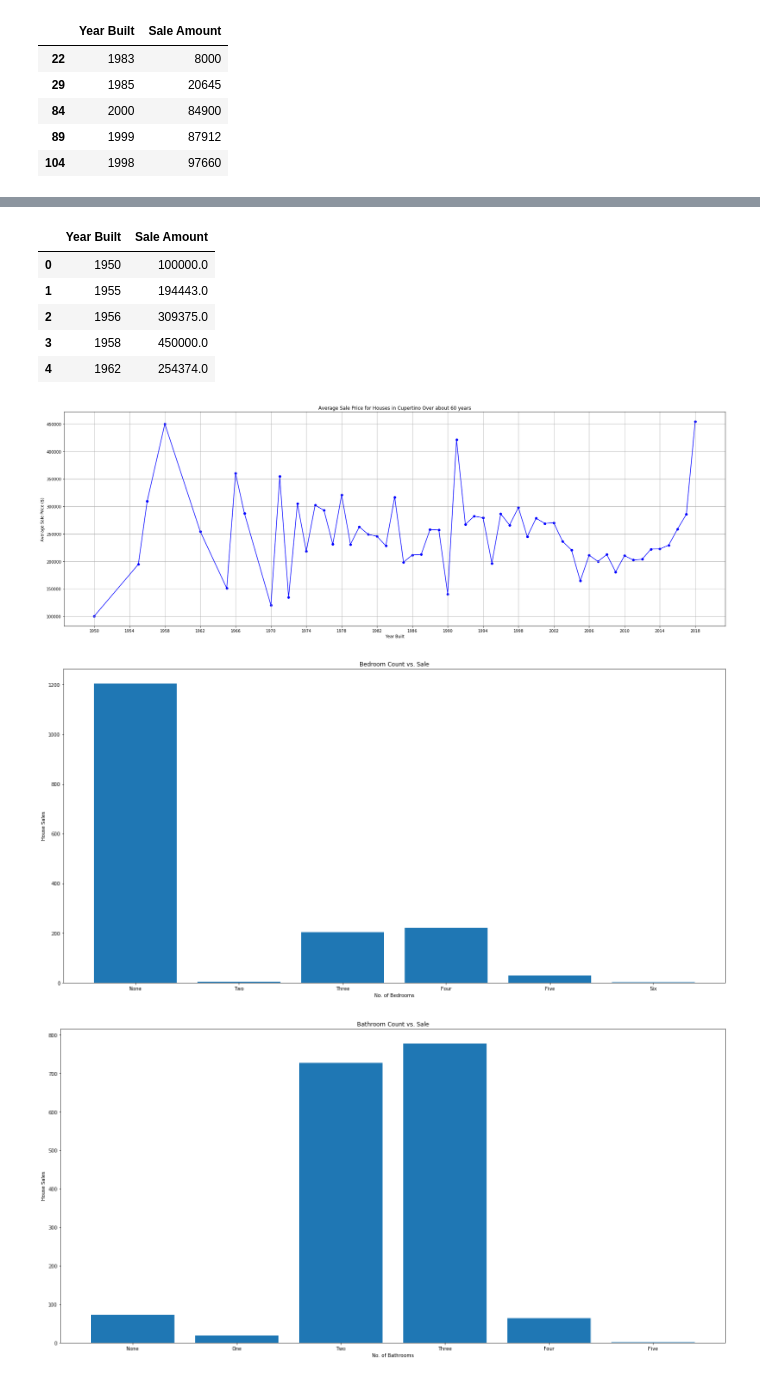
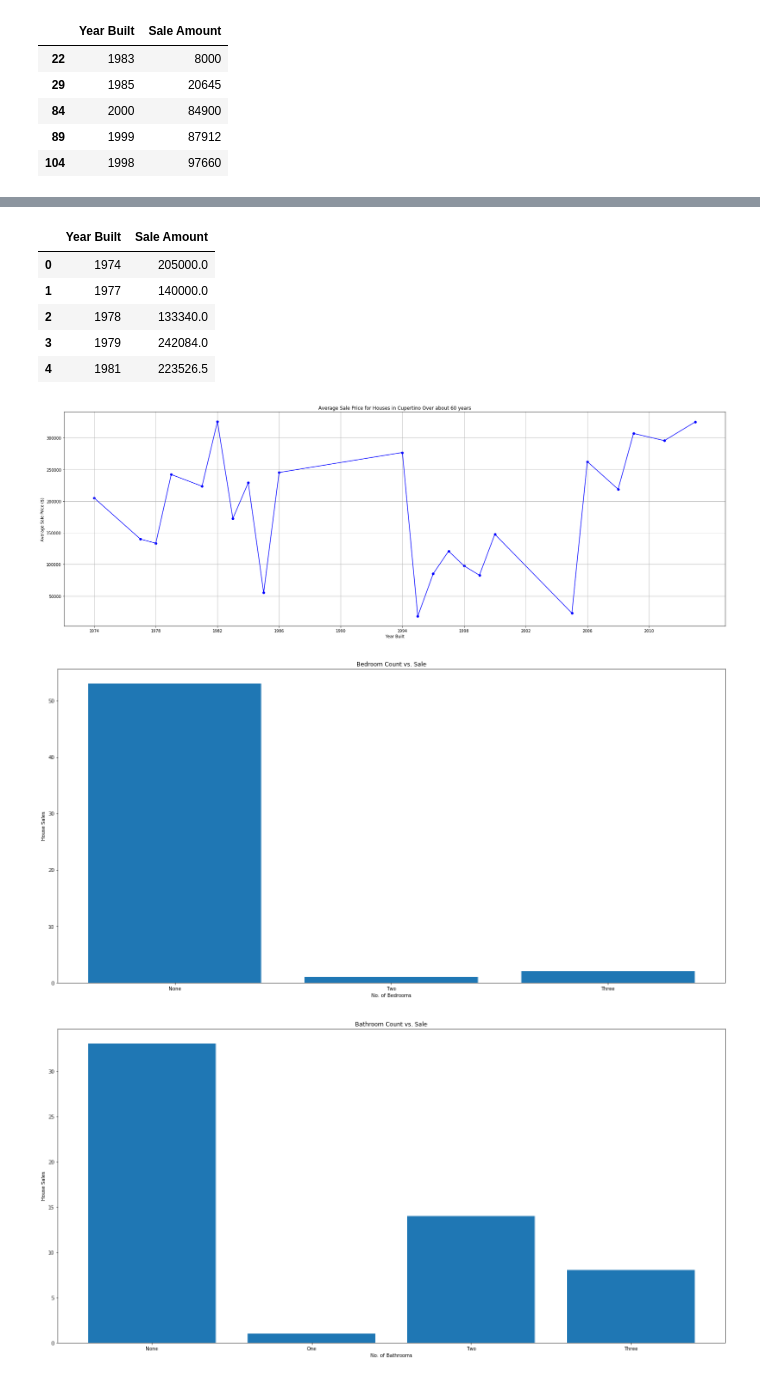
Before and after one commit to MelissaDjohan/Real-Estate-Data-Analysis, a Jupyter notebook: pyconstruction-austin.ipynb, the cells around one changed output, grey strips where cells are left out. Drawn from its saved outputs; the diff is of its cells as text; code cells hidden in the pictures.

```diff
--- a/pyconstruction-austin.ipynb
+++ b/pyconstruction-austin.ipynb
@@ -45,7 +45,15 @@ austin_data_cleaned_df.set_index('SummaryYearbuilt')
 austin_data_cleaned_df = austin_data_cleaned_df[austin_data_cleaned_df['SummaryYearbuilt'] > 0]
 austin_data_cleaned_df = austin_data_cleaned_df[austin_data_cleaned_df['SaleAmountSaleamt'] > 0]
 austin_data_cleaned_df = austin_data_cleaned_df[austin_data_cleaned_df['AssessmentTaxTaxamt'] > 0]
-austin_data_cleaned_df = austin_data_cleaned_df[austin_data_cleaned_df['SummaryProptype'] != 'VACANT LAND (NEC)']
+austin_data_cleaned_df = austin_data_cleaned_df[(austin_data_cleaned_df['SummaryProptype'] != 'VACANT LAND (NEC)') \
+                        & (austin_data_cleaned_df['SummaryProptype'] != 'AGRICULTURAL (NEC)') \
+                        & (austin_data_cleaned_df['SummaryProptype'] != 'COMMERCIAL ACREAGE') \
+                        & (austin_data_cleaned_df['SummaryProptype'] != 'COMMON AREA') \
+                        & (austin_data_cleaned_df['SummaryProptype'] != 'ELECTRICAL FACILITY') \
+                        & (austin_data_cleaned_df['SummaryProptype'] != 'FARMS') \
+                        & (austin_data_cleaned_df['SummaryProptype'] != 'RESIDENTIAL ACREAGE') \
+                        & (austin_data_cleaned_df['SummaryProptype'] != 'SFR') \
+                        & (austin_data_cleaned_df['SummaryProptype'] != 'TYPE UNKNOWN') ]
 
 austin_data_renamed_df  = austin_data_cleaned_df.rename(columns = {"SummaryYearbuilt": "Year Built", "SaleAmountSaleamt" : "Sale Amount"})
 # %%
@@ -114,11 +119,11 @@ mean_austin_df = mean_austin_data.reset_index()
 mean_austin_df.head()
 # %% [output]
 |  | Year Built | Sale Amount |
-| 0 | 1950 | 100000.0 |
-| 1 | 1955 | 194443.0 |
-| 2 | 1956 | 309375.0 |
-| 3 | 1958 | 450000.0 |
-| 4 | 1962 | 254374.0 |
+| 0 | 1974 | 205000.0 |
+| 1 | 1977 | 140000.0 |
+| 2 | 1978 | 133340.0 |
+| 3 | 1979 | 242084.0 |
+| 4 | 1981 | 223526.5 |
 # %%
 data = mean_austin_df
 
@@ -141,7 +146,7 @@ plt.savefig("Images/Austin_AverageSalePrice")
 
 plt.show()
 # %% [output]
-[figure, old version]
+[figure, new version]
 # %%
 plt.figure(figsize=(20,10))
 
@@ -149,7 +154,7 @@ austin_data_renamed_df['Count Value'] = 1
 
 x_axis = austin_data_renamed_df['BuildingRoomsBeds'].unique()
 x_axis
-bars_in_bedrooms = ["None","Two", "Three", "Four", "Five","Six"]
+bars_in_bedrooms = ["None","Two", "Three"]
 
 data = austin_data_renamed_df.groupby(['BuildingRoomsBeds'])['Count Value'].count().reset_index()
 
@@ -166,34 +171,34 @@ plt.savefig("Images/Austin_BedroomCountVsSale")
 
 plt.show()
 # %% [output]
-[figure, old version]
+[figure, new version]
 # %%
 plt.figure(figsize=(20,10))
 
 austin_data_renamed_df['Count Value'] = 1
 
 x_axis = austin_data_renamed_df['BuildingRoomsBathstotal'].unique()
 x_axis = [float(x) for x in x_axis.tolist()]
 np.sort(x_axis)
 
-bars_in_bathrooms = ["None","One", "Two", "Three", "Four", "Five"]
+bars_in_bathrooms = ["None","One", "Two", "Three"]
 
 data = austin_data_renamed_df.groupby(['BuildingRoomsBathstotal'])['Count Value'].count().reset_index()
 
 # data
 plt.bar(bars_in_bathrooms, data['Count Value'], align="center")
 
 plt.title("Bathroom Count vs. Sale")
 plt.xlabel("No. of Bathrooms")
 plt.ylabel("House Sales")
 
 plt.tight_layout()
 
 plt.savefig("Images/Austin_BathroomCountVsSale")
 
 plt.show()
 # %% [output]
-[figure, old version]
+[figure, new version]
 # %%
 plt.figure(figsize=(20,10))
 
```
Also changed, not shown: parts of 5 cells of this notebook, 4 other files.
